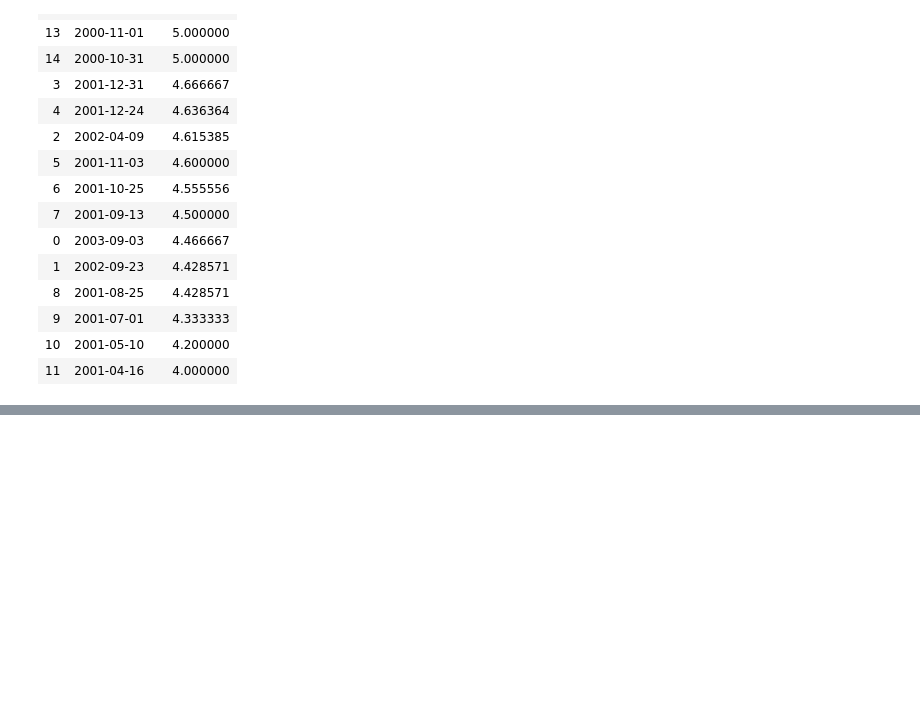
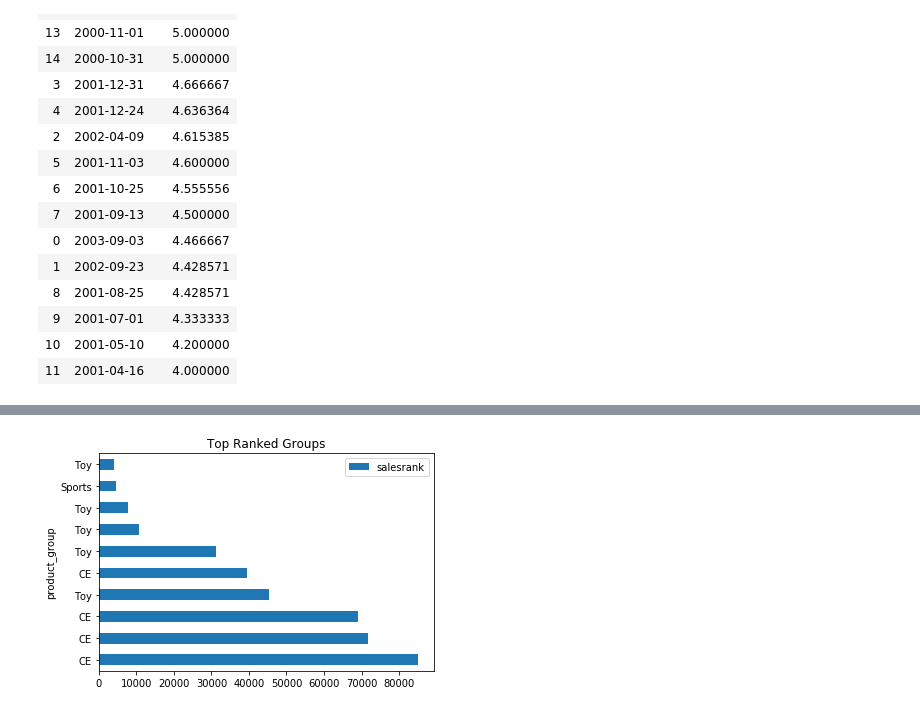
Before and after one commit to xrhd/ecommerce-dashboard, a Jupyter notebook: main.ipynb, the cells around one changed output, grey strips where cells are left out. Drawn from its saved outputs; the diff is of its cells as text; code cells hidden in the pictures; blank space fills up the shorter version.

```diff
--- a/main.ipynb
+++ b/main.ipynb
@@ -105,0 +111,3 @@ c.plot(x='time', y='avg_rating');
+# %%
+d = q_d()
+d
@@ -105,0 +132,5 @@ c.plot(x='time', y='avg_rating');
+# %%
+d[::-1][:10].plot.barh(title='Top Ranked Groups', x='product_group', y='salesrank')
+plt.show()
+# %% [output]
+[figure, added]
```
Also changed, not shown: parts of 13 cells of this notebook, 4 other files.
